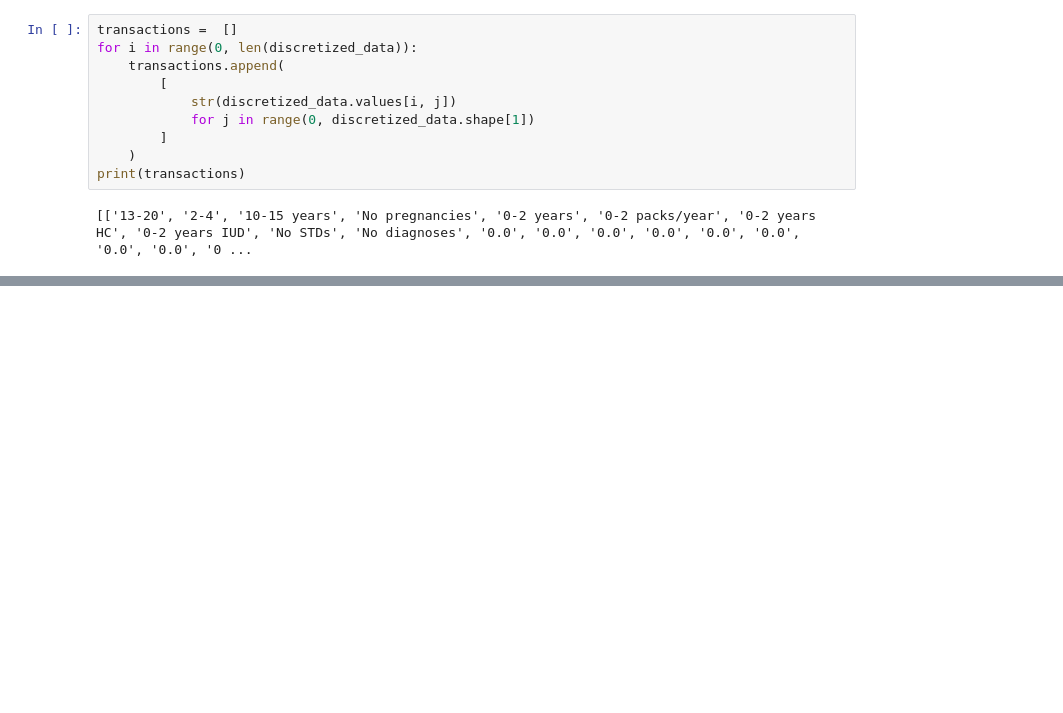
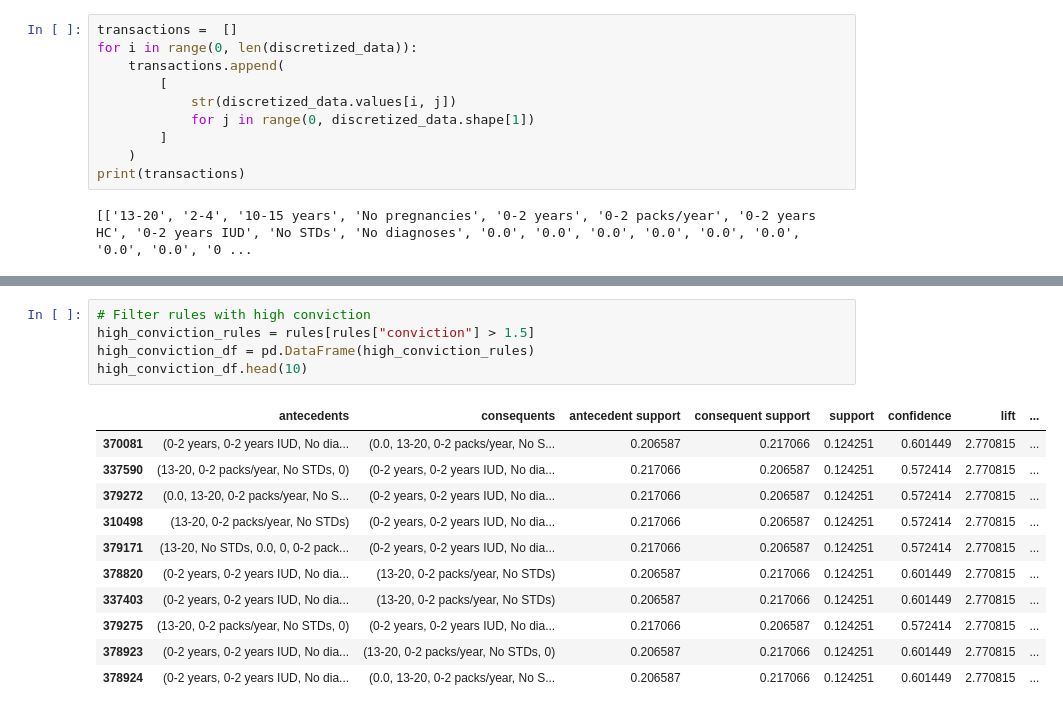
Before and after one commit to chamale-rac/cervical-cancer-diagnosis, a Jupyter notebook: apriori.ipynb, the cells around one changed output, grey strips where cells are left out. Cells and saved outputs as stored; diff of their text form; blank space fills up the shorter version.

```diff
--- a/apriori.ipynb
+++ b/apriori.ipynb
@@ -269,0 +302,17 @@ Further Filtered Interesting Rules
+# %%
+# Filter rules with high conviction
+high_conviction_rules = rules[rules["conviction"] > 1.5]
+high_conviction_df = pd.DataFrame(high_conviction_rules)
+high_conviction_df.head(10)
+# %% [output]
+|  | antecedents | consequents | antecedent support | consequent support | support | confidence | lift | ... |
+| 370081 | (0-2 years, 0-2 years IUD, No dia... | (0.0, 13-20, 0-2 packs/year, No S... | 0.206587 | 0.217066 | 0.124251 | 0.601449 | 2.770815 | ... |
+| 337590 | (13-20, 0-2 packs/year, No STDs, 0) | (0-2 years, 0-2 years IUD, No dia... | 0.217066 | 0.206587 | 0.124251 | 0.572414 | 2.770815 | ... |
+| 379272 | (0.0, 13-20, 0-2 packs/year, No S... | (0-2 years, 0-2 years IUD, No dia... | 0.217066 | 0.206587 | 0.124251 | 0.572414 | 2.770815 | ... |
+| 310498 | (13-20, 0-2 packs/year, No STDs) | (0-2 years, 0-2 years IUD, No dia... | 0.217066 | 0.206587 | 0.124251 | 0.572414 | 2.770815 | ... |
+| 379171 | (13-20, No STDs, 0.0, 0, 0-2 pack... | (0-2 years, 0-2 years IUD, No dia... | 0.217066 | 0.206587 | 0.124251 | 0.572414 | 2.770815 | ... |
+| 378820 | (0-2 years, 0-2 years IUD, No dia... | (13-20, 0-2 packs/year, No STDs) | 0.206587 | 0.217066 | 0.124251 | 0.601449 | 2.770815 | ... |
+| 337403 | (0-2 years, 0-2 years IUD, No dia... | (13-20, 0-2 packs/year, No STDs) | 0.206587 | 0.217066 | 0.124251 | 0.601449 | 2.770815 | ... |
+| 379275 | (13-20, 0-2 packs/year, No STDs, 0) | (0-2 years, 0-2 years IUD, No dia... | 0.217066 | 0.206587 | 0.124251 | 0.572414 | 2.770815 | ... |
+| 378923 | (0-2 years, 0-2 years IUD, No dia... | (13-20, 0-2 packs/year, No STDs, 0) | 0.206587 | 0.217066 | 0.124251 | 0.601449 | 2.770815 | ... |
+| 378924 | (0-2 years, 0-2 years IUD, No dia... | (0.0, 13-20, 0-2 packs/year, No S... | 0.206587 | 0.217066 | 0.124251 | 0.601449 | 2.770815 | ... |
```
Also changed, not shown: parts of 9 cells of this notebook.
